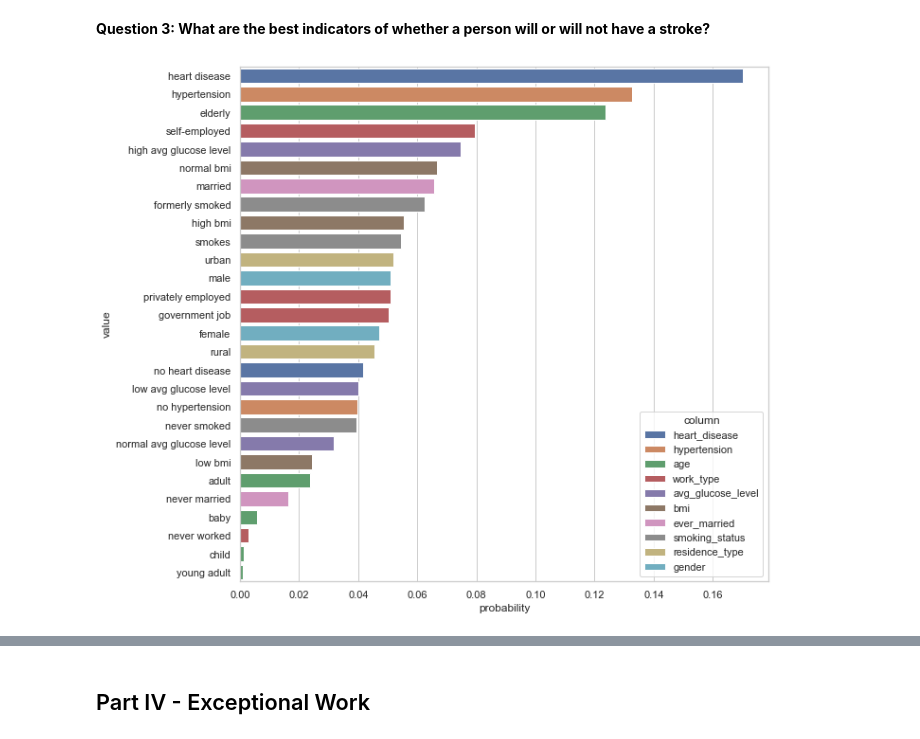
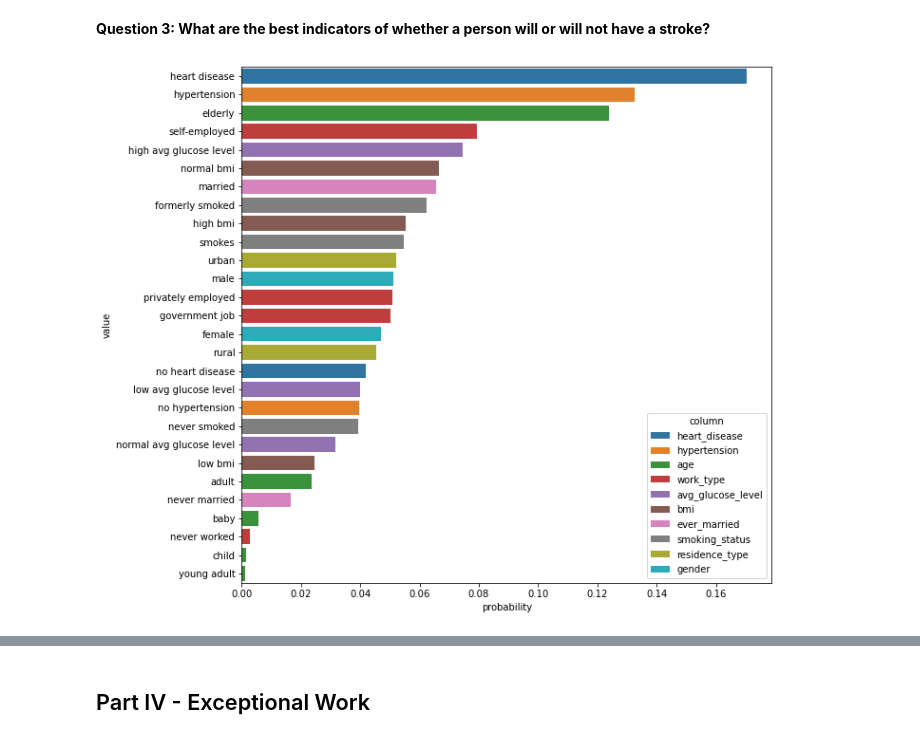
Before and after one commit to HaydenCenter/CS7324-Labs, a Jupyter notebook: Lab1/Lab One - Exploring Table Data - Master.ipynb, the cells around one changed output, grey strips where cells are left out. Drawn from its saved outputs; the diff is of its cells as text; code cells hidden in the pictures.

```diff
--- a/Lab1/Lab One - Exploring Table Data - Master.ipynb
+++ b/Lab1/Lab One - Exploring Table Data - Master.ipynb
@@ -654,32 +742,31 @@ dfv["bmi"] = pd.qcut(dfv["bmi"],3,
 dfv["avg_glucose_level"] = pd.qcut(dfv["avg_glucose_level"],3,
         labels=["low avg glucose level", "normal avg glucose level", "high avg glucose level"])
 dfv["age"] = pd.cut(dfv["age"],bins=[0,2,18,35,55,dfv.age.max()],
         labels=["baby","child","young adult","adult","elderly"])
 
 cols = [
     "gender",
     "hypertension",
     "heart_disease",
     "ever_married",
     "work_type",
     "residence_type",
     "smoking_status",
     "bmi",
     "avg_glucose_level",
     "age"
 ]
 
 for c in cols:
     for v in dfv[c].unique():
         p_a_b = len(dfv[(dfv[c] == v) & (dfv["stroke"] == 1.)].index)
         p_b   = len(dfv[dfv[c] == v].index)
         con_prob.append([c, v, (p_a_b / p_b)])
 
 con_prob = pd.DataFrame(con_prob, columns=['column', 'value', 'probability'])
 con_prob.sort_values("probability", ascending=False, inplace=True)
 
-sns.set_theme(style="whitegrid")
 fig, ax = plt.subplots(figsize = (10,10))
 ax = sns.barplot(ax=ax, y="value", x="probability", hue="column", dodge=False, ci=None, data=con_prob)
 # %% [output]
-[figure, old version]
+[figure, new version]
```
Also changed, not shown: parts of 31 cells of this notebook, 1 other file.
